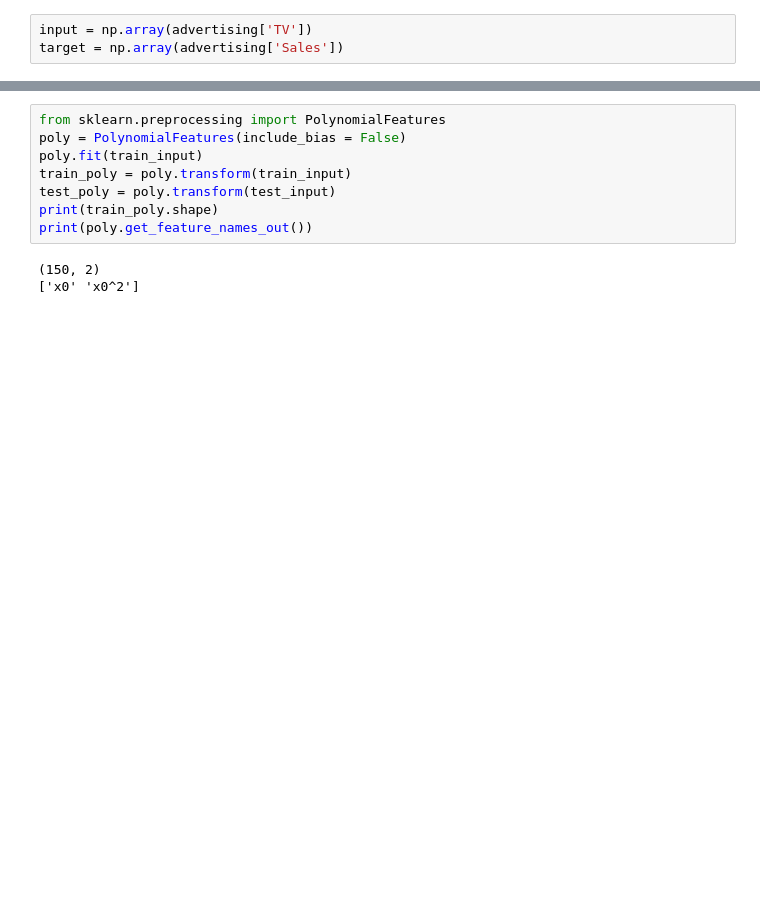
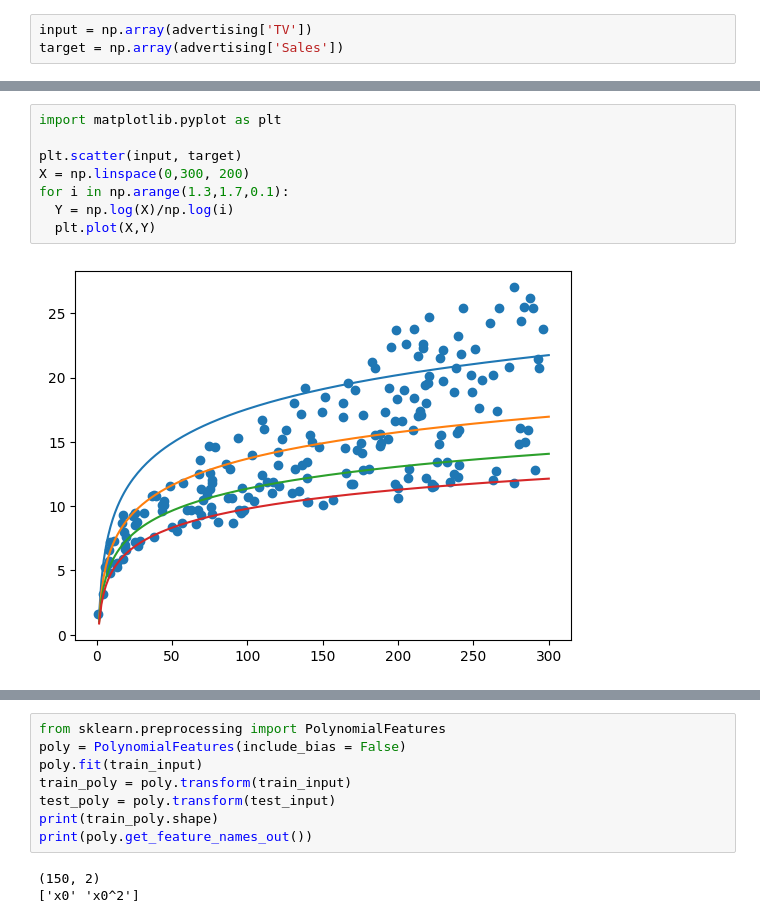
Before and after one commit to Woochang4862/USW-Machine-Learning-1, a Jupyter notebook: 250402/Advertising.ipynb, the cells around one changed output, grey strips where cells are left out. Drawn from its saved outputs; the diff is of its cells as text; blank space fills up the shorter version.

```diff
--- a/250402/Advertising.ipynb
+++ b/250402/Advertising.ipynb
@@ -31,0 +35,10 @@ plt.scatter(input, target)
+# %%
+import matplotlib.pyplot as plt
+
+plt.scatter(input, target)
+X = np.linspace(0,300, 200)
+for i in np.arange(1.3,1.7,0.1):
+  Y = np.log(X)/np.log(i)
+  plt.plot(X,Y)
+# %% [output]
+[figure, added]
```
Also changed, not shown: parts of 22 cells of this notebook, 5 other files.
